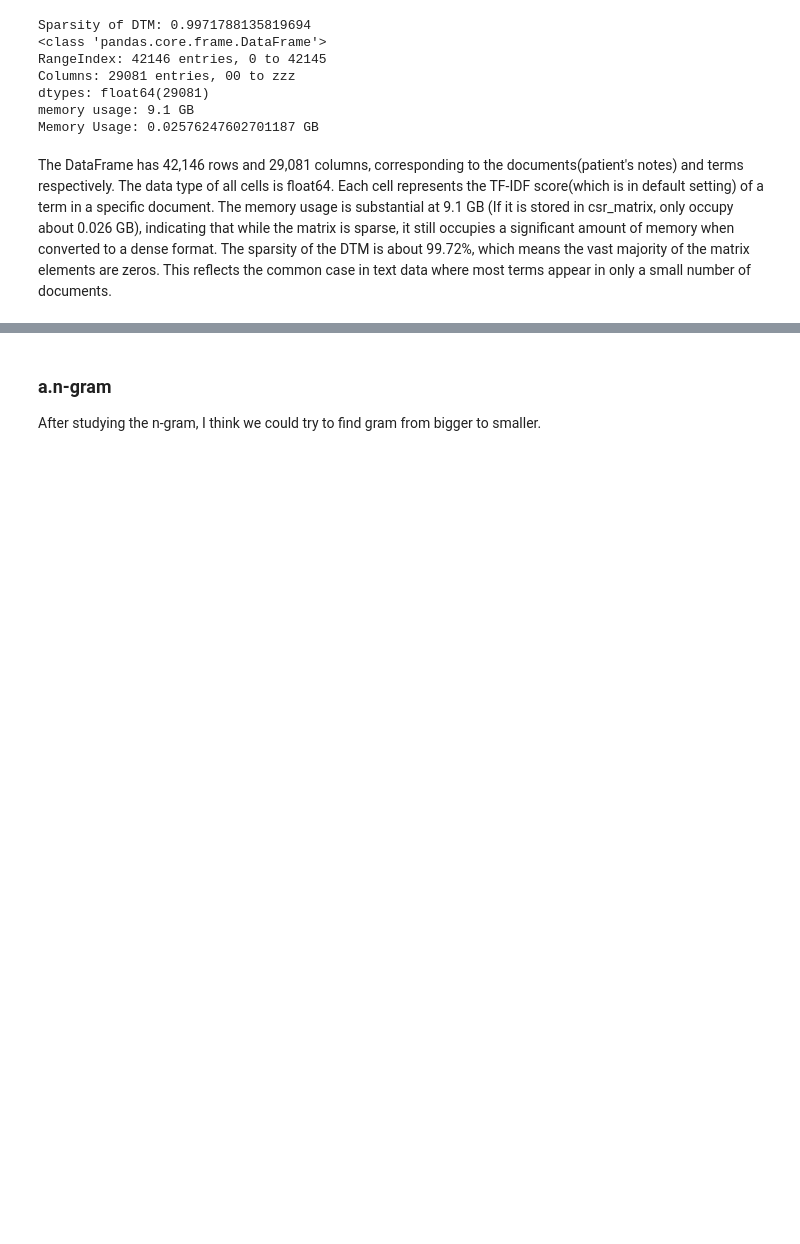
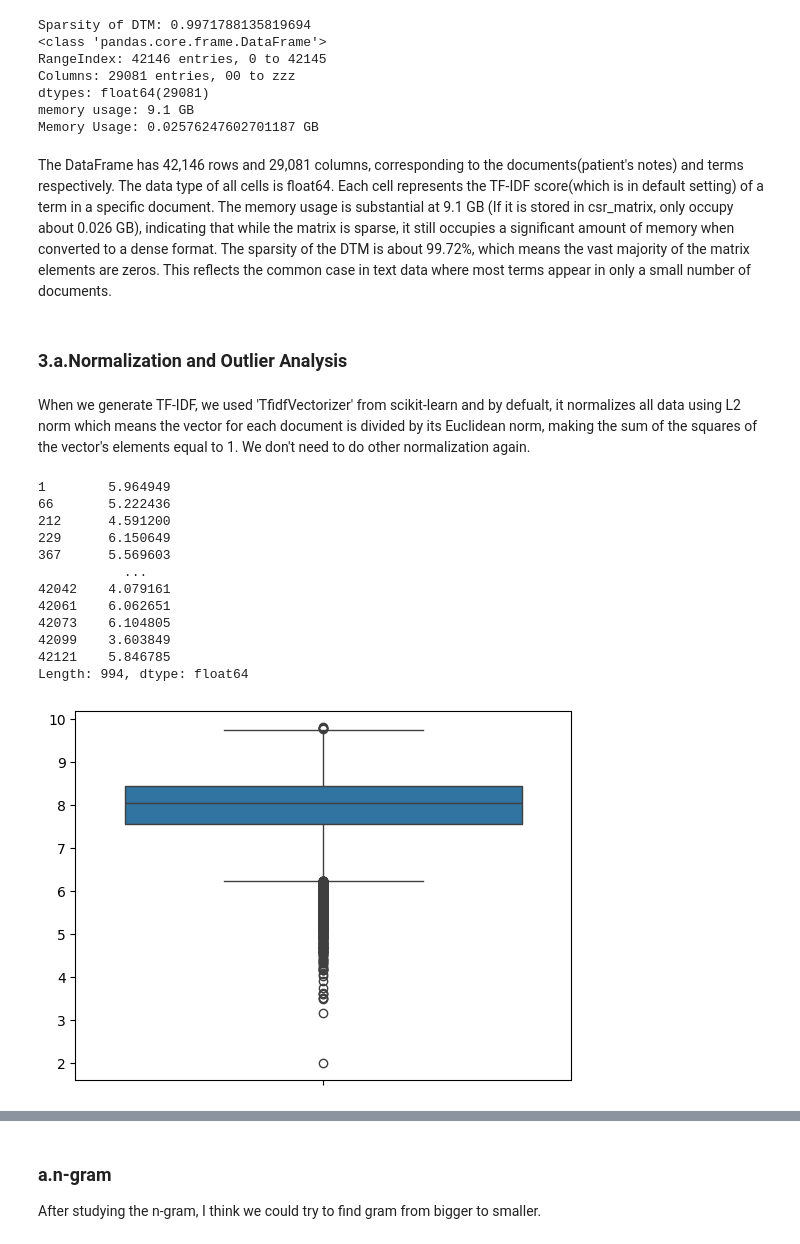
Before and after one commit to awakn123/CS6120NLP, a Jupyter notebook: Assignment1/Assignment1.ipynb, the cells around one changed output, grey strips where cells are left out. Drawn from its saved outputs; the diff is of its cells as text; code cells hidden in the pictures; blank space fills up the shorter version.

Commit message:
normalization and outlier

```diff
--- a/Assignment1/Assignment1.ipynb
+++ b/Assignment1/Assignment1.ipynb
@@ -455,3 +455,50 @@ memory usage: 9.1 GB
 Memory Usage: 0.02576247602701187 GB
 # %% [markdown]
 The DataFrame has 42,146 rows and 29,081 columns, corresponding to the documents(patient's notes) and terms respectively. The data type of all cells is float64. Each cell represents the TF-IDF score(which is in default setting) of a term in a specific document. The memory usage is substantial at 9.1 GB (If it is stored in csr_matrix, only occupy about 0.026 GB), indicating that while the matrix is sparse, it still occupies a significant amount of memory when converted to a dense format. The sparsity of the DTM is about 99.72%, which means the vast majority of the matrix elements are zeros. This reflects the common case in text data where most terms appear in only a small number of documents.
+# %% [markdown]
+### 3.a.Normalization and Outlier Analysis
+# %% [markdown]
+When we generate TF-IDF, we used 'TfidfVectorizer' from scikit-learn and by defualt, it normalizes all data using L2 norm which means the vector for each document is divided by its Euclidean norm, making the sum of the squares of the vector's elements equal to 1. We don't need to do other normalization again.
+# %%
+# Outlier analysis
+import seaborn as sns
+import matplotlib.pyplot as plt
+
+# Calculate Document Lengths
+document_lengths = dtm_tfidf_df.sum(axis=1)
+
+# Identify Outlier Documents
+Q1 = document_lengths.quantile(0.25)
+Q3 = document_lengths.quantile(0.75)
+IQR = Q3 - Q1
+
+# Define bounds for outliers
+lower_bound = Q1 - 1.5 * IQR
+upper_bound = Q3 + 1.5 * IQR
+
+outliers = document_lengths[(document_lengths < lower_bound) | (document_lengths > upper_bound)]
+
+print(outliers)
+
+#  Visualize Outliers
+sns.boxplot(document_lengths)
+plt.show()
+
+# Address Outliers
+# if you want to remove outliers:
+# non_outlier_indices = document_lengths[(document_lengths >= lower_bound) & (document_lengths <= upper_bound)].index
+# filtered_dtm_tfidf_df = dtm_tfidf_df.loc[non_outlier_indices]
+# %% [output]
+1        5.964949
+66       5.222436
+212      4.591200
+229      6.150649
+367      5.569603
+           ...
+42042    4.079161
+42061    6.062651
+42073    6.104805
+42099    3.603849
+42121    5.846785
+Length: 994, dtype: float64
+[figure, added]
```
Also changed, not shown: parts of 1 cell of this notebook.
